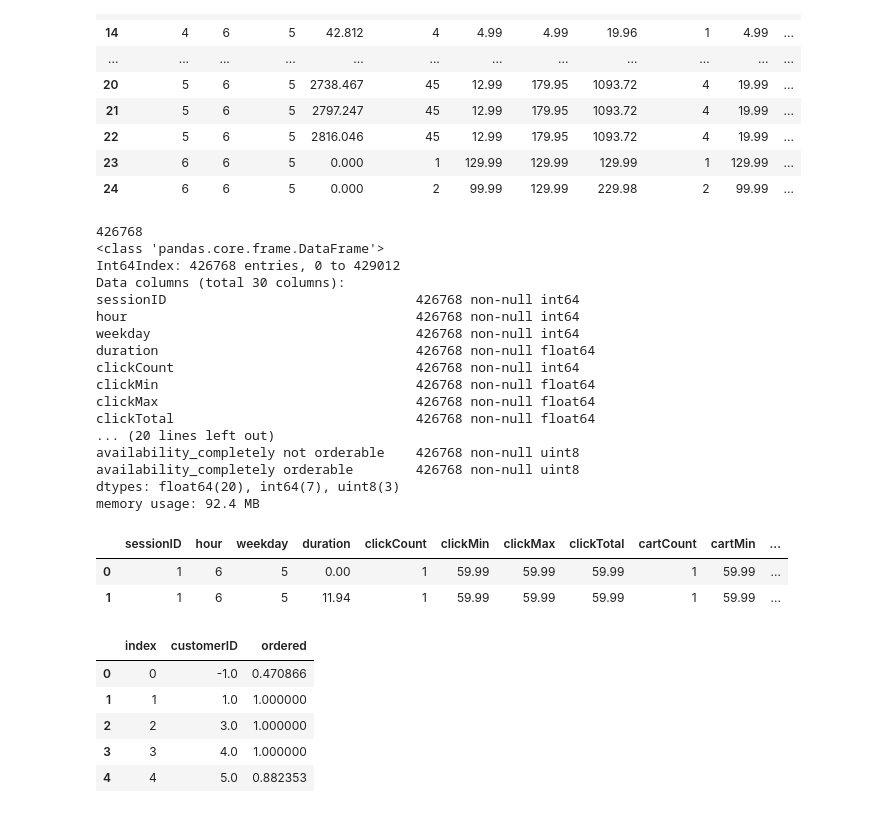
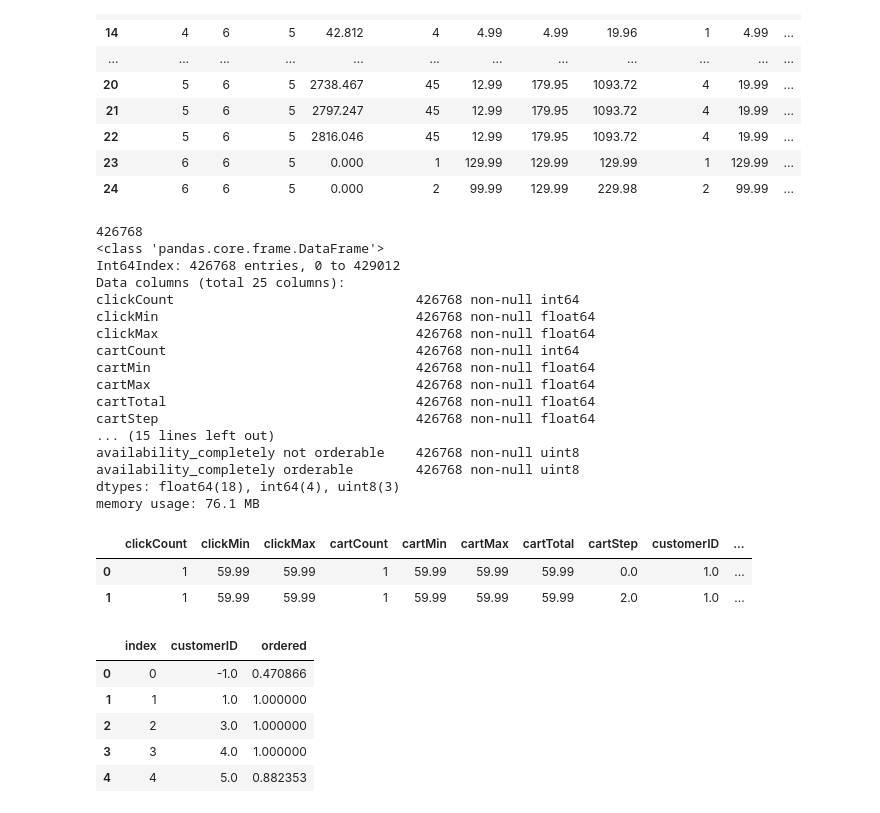
Before and after one commit to BrainMonkey/ml-contest1, a Jupyter notebook: python/jhiciano.ipynb, the cells around one changed output. Drawn from its saved outputs; the diff is of its cells as text; code cells hidden in the pictures.

```diff
--- a/python/jhiciano.ipynb
+++ b/python/jhiciano.ipynb
@@ -214,36 +186,36 @@ df_train.head(20)
 | 24 | 6 | 6 | 5 | 0.000 | 2 | 99.99 | 129.99 | 229.98 | 2 | 99.99 | ... |
 # %%
 df_train_clensed = df_train.drop(drop_columns_train,axis=1)
-df_train_clensed = pd.get_dummies(df_train)
+df_train_clensed = pd.get_dummies(df_train_clensed)
 #df_train_clensed = df_train_clensed.drop('status_n', axis =1 )
 # df_train_clensed.head()
 # df_train_clensed.dropna(thresh=4,inplace=True)
 df_train_clensed =pd.DataFrame(df_train_clensed).fillna(-1)
 print(len(df_train_clensed))
 df_train_clensed.info()
 #df_train_clensed.groupby(by=df_train_clensed.columns, axis=1).sum()
 df_train_clensed.head(2)
 # %% [output]
 426768
 <class 'pandas.core.frame.DataFrame'>
 Int64Index: 426768 entries, 0 to 429012
-Data columns (total 30 columns):
-sessionID                                426768 non-null int64
-hour                                     426768 non-null int64
-weekday                                  426768 non-null int64
-duration                                 426768 non-null float64
+Data columns (total 25 columns):
 clickCount                               426768 non-null int64
 clickMin                                 426768 non-null float64
 clickMax                                 426768 non-null float64
-clickTotal                               426768 non-null float64
-... (20 lines left out)
+cartCount                                426768 non-null int64
+cartMin                                  426768 non-null float64
+cartMax                                  426768 non-null float64
+cartTotal                                426768 non-null float64
+cartStep                                 426768 non-null float64
+... (15 lines left out)
 availability_completely not orderable    426768 non-null uint8
 availability_completely orderable        426768 non-null uint8
-dtypes: float64(20), int64(7), uint8(3)
-memory usage: 92.4 MB
+dtypes: float64(18), int64(4), uint8(3)
+memory usage: 76.1 MB
-|  | sessionID | hour | weekday | duration | clickCount | clickMin | clickMax | clickTotal | cartCount | cartMin | ... |
-| 0 | 1 | 6 | 5 | 0.00 | 1 | 59.99 | 59.99 | 59.99 | 1 | 59.99 | ... |
-| 1 | 1 | 6 | 5 | 11.94 | 1 | 59.99 | 59.99 | 59.99 | 1 | 59.99 | ... |
+|  | clickCount | clickMin | clickMax | cartCount | cartMin | cartMax | cartTotal | cartStep | customerID | ... |
+| 0 | 1 | 59.99 | 59.99 | 1 | 59.99 | 59.99 | 59.99 | 0.0 | 1.0 | ... |
+| 1 | 1 | 59.99 | 59.99 | 1 | 59.99 | 59.99 | 59.99 | 2.0 | 1.0 | ... |
 # %%
 df_train_clensed = df_train_clensed.drop(['customerID'], axis=1)
 # %%
```
Also changed, not shown: parts of 24 cells of this notebook, 1 other file.
